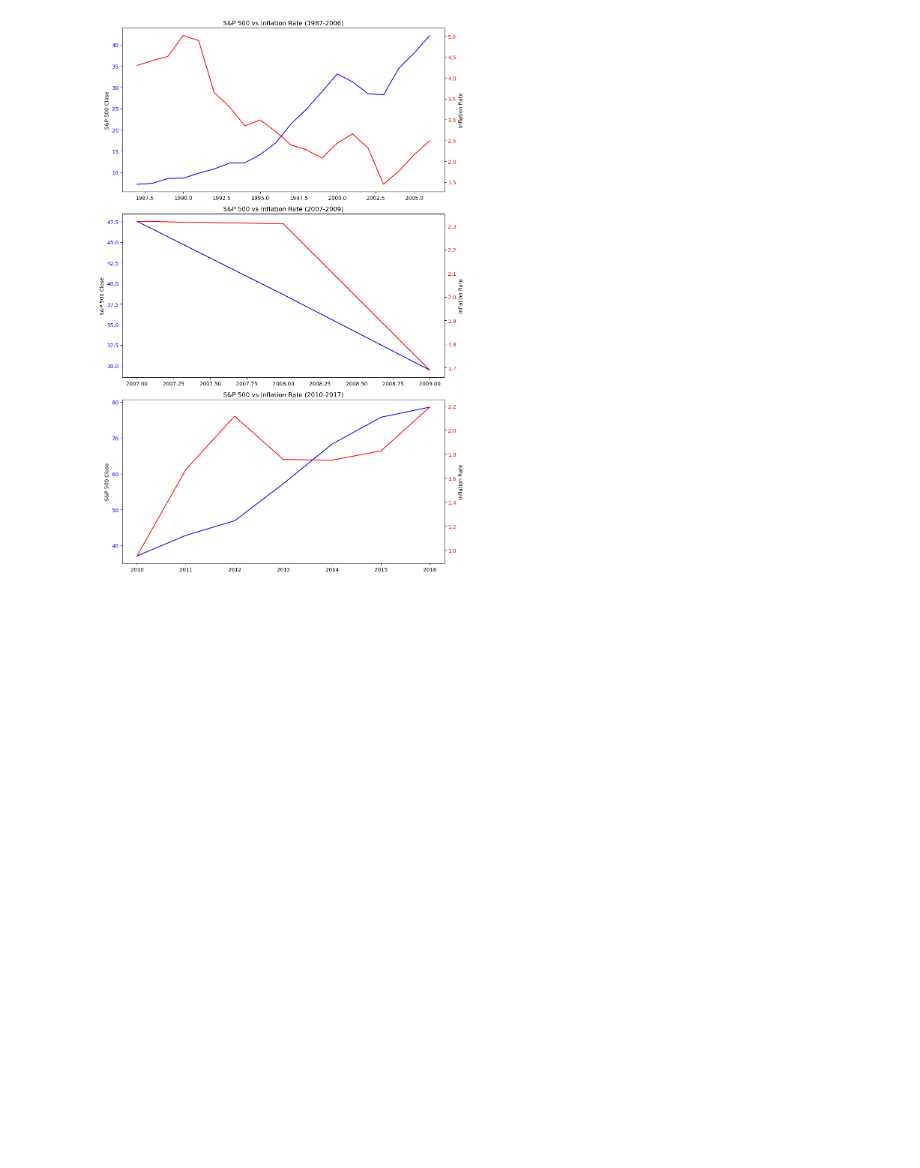
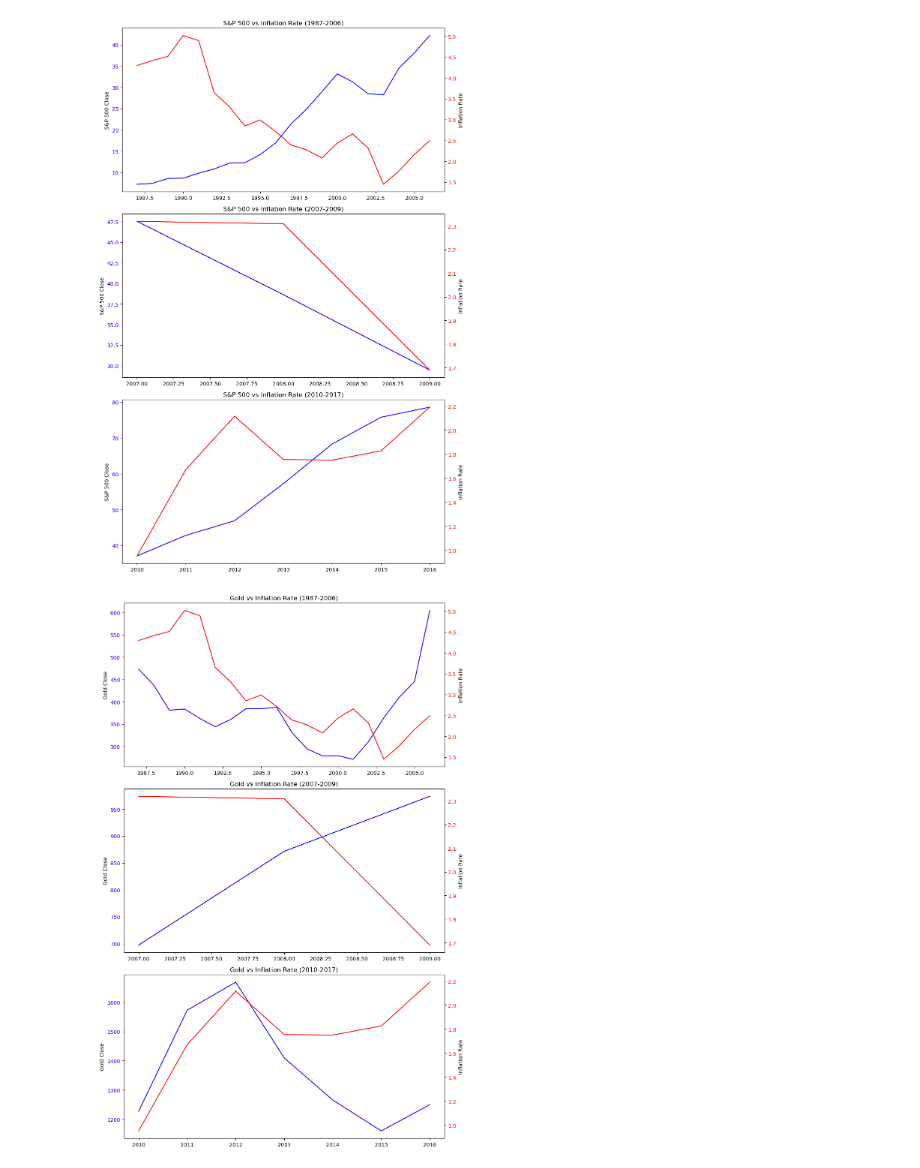
Before and after one commit to badranyoussef/bi-exam-project-stock, a Jupyter notebook: notebooks/ExplorationAndAnalysis.ipynb, the cells around one changed output. Cells and saved outputs as stored; diff of their text form; code cells hidden in the pictures; blank space fills up the shorter version.

```diff
--- a/notebooks/ExplorationAndAnalysis.ipynb
+++ b/notebooks/ExplorationAndAnalysis.ipynb
@@ -456,3 +458,45 @@ plt.tight_layout()
 plt.show()
 # %% [output]
 [figure]
+# %%
+# 2. Lav plot for hver periode
+fig, axes = plt.subplots(3, 1, figsize=(10, 15))
+
+# Pre crisis
+axes[0].plot(pre_crisis['Year'], pre_crisis['Close Gold'], color='blue', label='Gold Close')
+axes[0].set_ylabel('Gold Close')
+axes[0].set_title('Gold vs Inflation Rate (1987-2006)')
+axes[0].tick_params(axis='y', labelcolor='blue')
+
+ax2_0 = axes[0].twinx()
+ax2_0.plot(pre_crisis['Year'], pre_crisis['Inflation Rate'], color='red', label='Inflation Rate')
+ax2_0.set_ylabel('Inflation Rate')
+ax2_0.tick_params(axis='y', labelcolor='red')
+
+# During Crisis
+axes[1].plot(during_crisis['Year'], during_crisis['Close Gold'], color='blue', label='Gold Close')
+axes[1].set_ylabel('Gold Close')
+axes[1].set_title('Gold vs Inflation Rate (2007-2009)')
+axes[1].tick_params(axis='y', labelcolor='blue')
+
+ax2_1 = axes[1].twinx()
+ax2_1.plot(during_crisis['Year'], during_crisis['Inflation Rate'], color='red', label='Inflation Rate')
+ax2_1.set_ylabel('Inflation Rate')
+ax2_1.tick_params(axis='y', labelcolor='red')
+
+# After crisis
+axes[2].plot(post_crisis['Year'], post_crisis['Close Gold'], color='blue', label='Gold Close')
+axes[2].set_ylabel('Gold Close')
+axes[2].set_title('Gold vs Inflation Rate (2010-2017)')
+axes[2].tick_params(axis='y', labelcolor='blue')
+
+ax2_2 = axes[2].twinx()
+ax2_2.plot(post_crisis['Year'], post_crisis['Inflation Rate'], color='red', label='Inflation Rate')
+ax2_2.set_ylabel('Inflation Rate')
+ax2_2.tick_params(axis='y', labelcolor='red')
+
+# Justér layout
+plt.tight_layout()
+plt.show()
+# %% [output]
+[figure, added]
```
Also changed, not shown: parts of 1 cell of this notebook.
